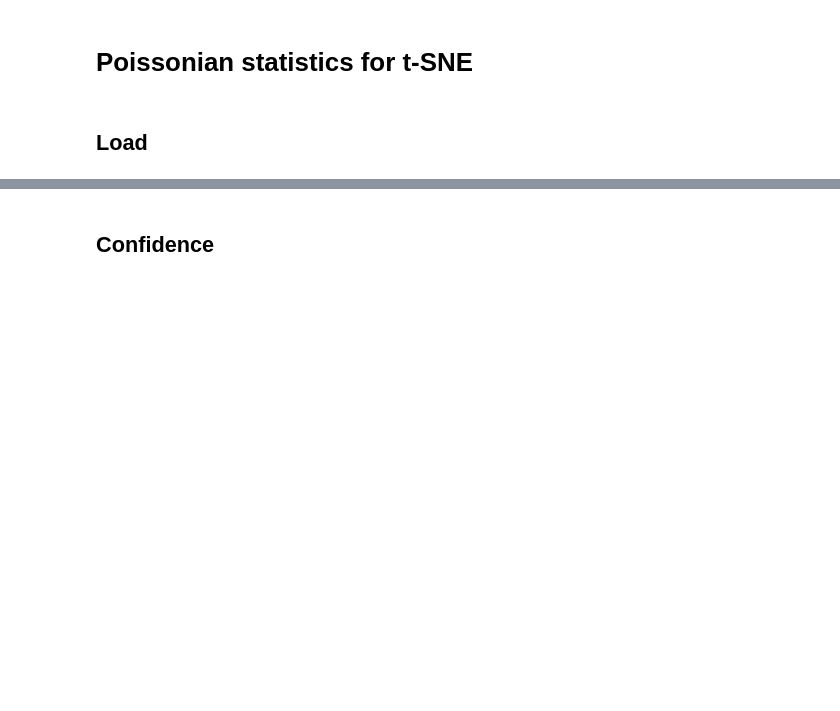
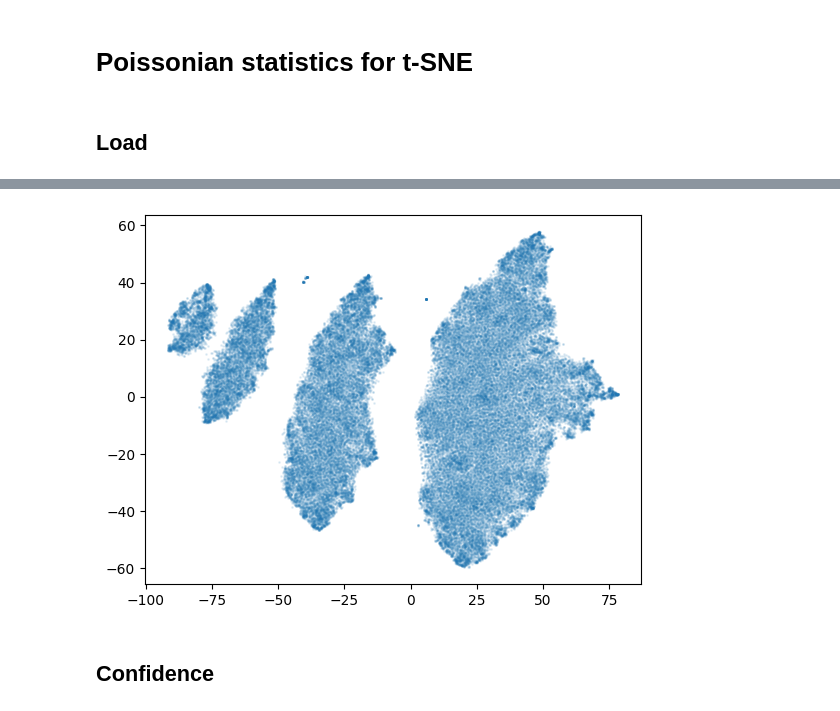
Before and after one commit to polyquantique/Photon-Number-Classification, a Jupyter notebook: src/Decibel_SNSPD.ipynb, the cells around one changed output, grey strips where cells are left out. Cells and saved outputs as stored; diff of their text form; code cells hidden in the pictures; blank space fills up the shorter version.

```diff
--- a/src/Decibel_SNSPD.ipynb
+++ b/src/Decibel_SNSPD.ipynb
@@ -49,3 +71,10 @@ KeyboardInterrupt:
+# %%
+plt.figure()
+X_PCA = TSNE(n_components=2, perplexity=75).fit_transform(data)
+plt.scatter(X_PCA[:,0], X_PCA[:,1], alpha=0.1, s=1)
+plt.show()
+# %% [output]
+[figure, added]
 # %%
 #method = TSNE(n_components=2, perplexity=500)
 #X_l = method.fit_transform(X)
```
Also changed, not shown: parts of 4 cells of this notebook, 8 other files.
